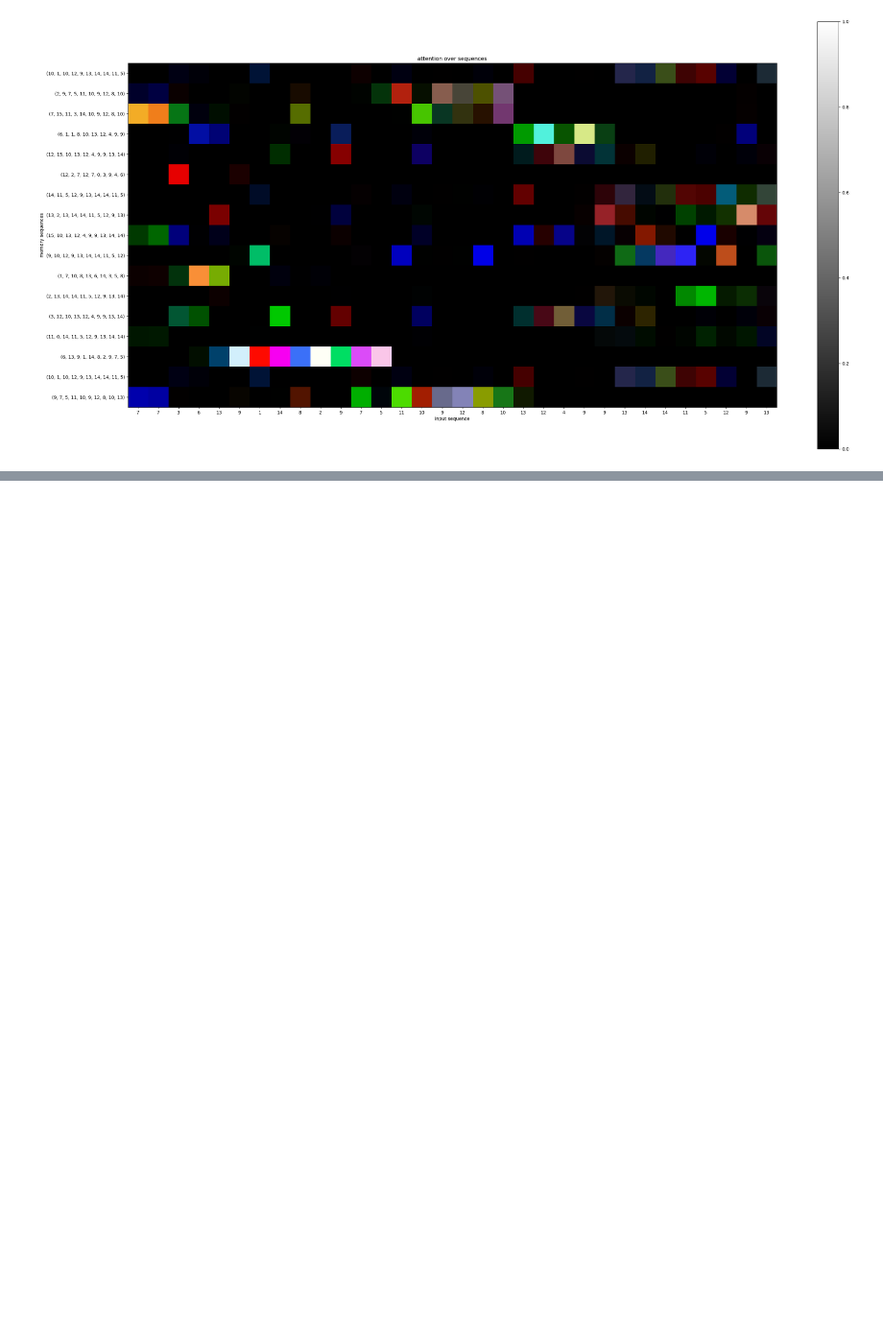
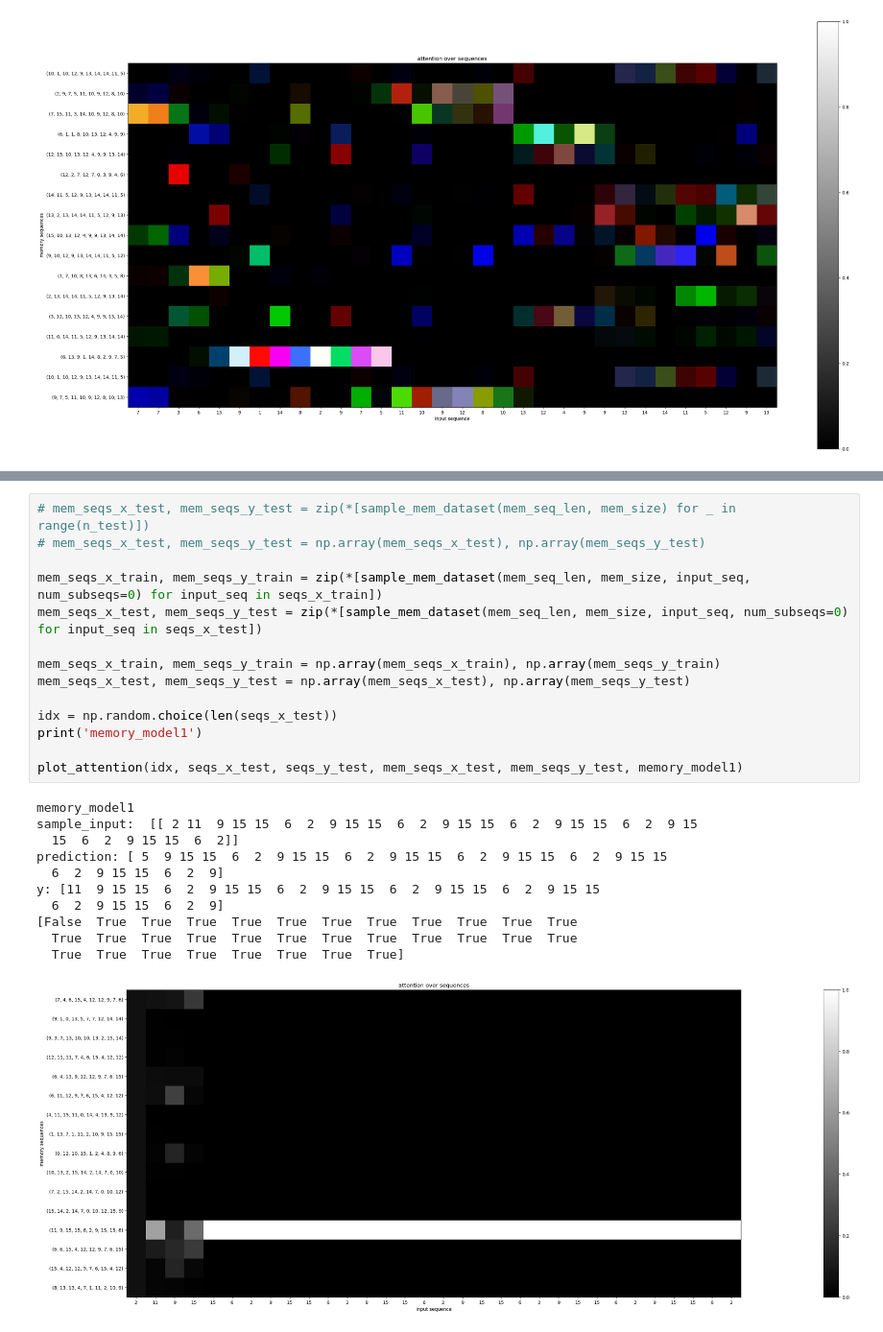
Before and after one commit to Awni00/hierarchical-attention-external-memory, a Jupyter notebook: kernel_model_experiments/dev_memory_retrieval_inductive_biases.ipynb, the cells around one changed output, grey strips where cells are left out. Shown: that part at 96% size. Drawn from its saved outputs; the diff is of its cells as text; blank space fills up the shorter version.

```diff
--- a/kernel_model_experiments/dev_memory_retrieval_inductive_biases.ipynb
+++ b/kernel_model_experiments/dev_memory_retrieval_inductive_biases.ipynb
@@ -353,0 +530,26 @@ y: [ 7  3  6 13  9  1 14  8  2  9  7  5 11 10  9 12  8 10 13 12  4  9  9 13
+# %%
+# mem_seqs_x_test, mem_seqs_y_test = zip(*[sample_mem_dataset(mem_seq_len, mem_size) for _ in range(n_test)])
+# mem_seqs_x_test, mem_seqs_y_test = np.array(mem_seqs_x_test), np.array(mem_seqs_y_test)
+
+mem_seqs_x_train, mem_seqs_y_train = zip(*[sample_mem_dataset(mem_seq_len, mem_size, input_seq, num_subseqs=0) for input_seq in seqs_x_train])
+mem_seqs_x_test, mem_seqs_y_test = zip(*[sample_mem_dataset(mem_seq_len, mem_size, input_seq, num_subseqs=0) for input_seq in seqs_x_test])
+
+mem_seqs_x_train, mem_seqs_y_train = np.array(mem_seqs_x_train), np.array(mem_seqs_y_train)
+mem_seqs_x_test, mem_seqs_y_test = np.array(mem_seqs_x_test), np.array(mem_seqs_y_test)
+
+idx = np.random.choice(len(seqs_x_test))
+print('memory_model1')
+
+plot_attention(idx, seqs_x_test, seqs_y_test, mem_seqs_x_test, mem_seqs_y_test, memory_model1)
+# %% [output]
+memory_model1
+sample_input:  [[ 2 11  9 15 15  6  2  9 15 15  6  2  9 15 15  6  2  9 15 15  6  2  9 15
+  15  6  2  9 15 15  6  2]]
+prediction: [ 5  9 15 15  6  2  9 15 15  6  2  9 15 15  6  2  9 15 15  6  2  9 15 15
+  6  2  9 15 15  6  2  9]
+y: [11  9 15 15  6  2  9 15 15  6  2  9 15 15  6  2  9 15 15  6  2  9 15 15
+  6  2  9 15 15  6  2  9]
+[False  True  True  True  True  True  True  True  True  True  True  True
+  True  True  True  True  True  True  True  True  True  True  True  True
+  True  True  True  True  True  True  True  True]
+[figure, added]
```
Also changed, not shown: parts of 9 cells of this notebook.
